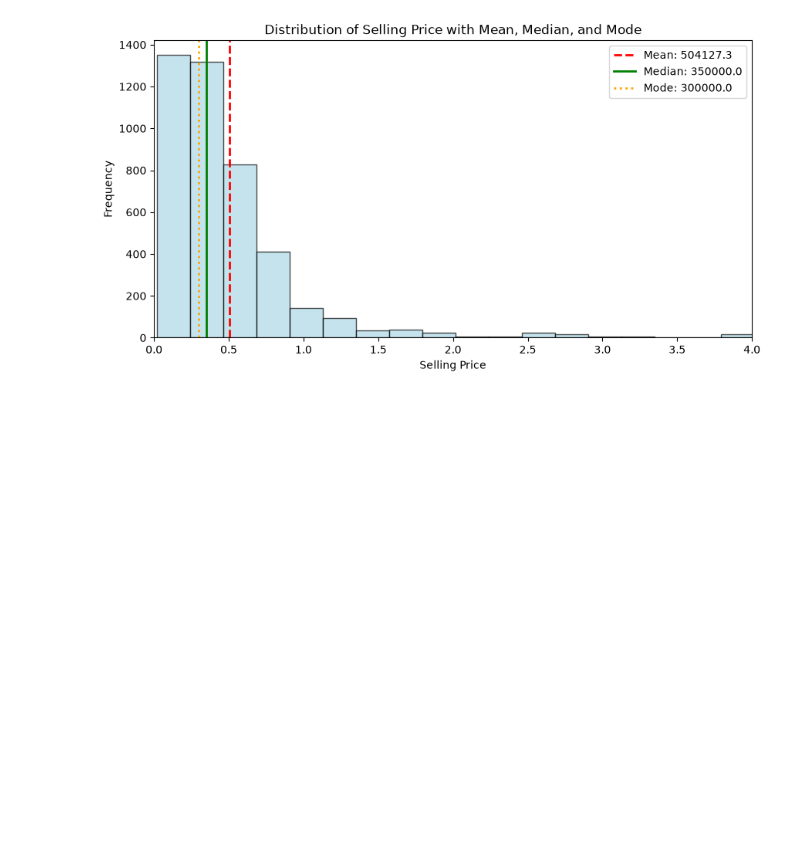
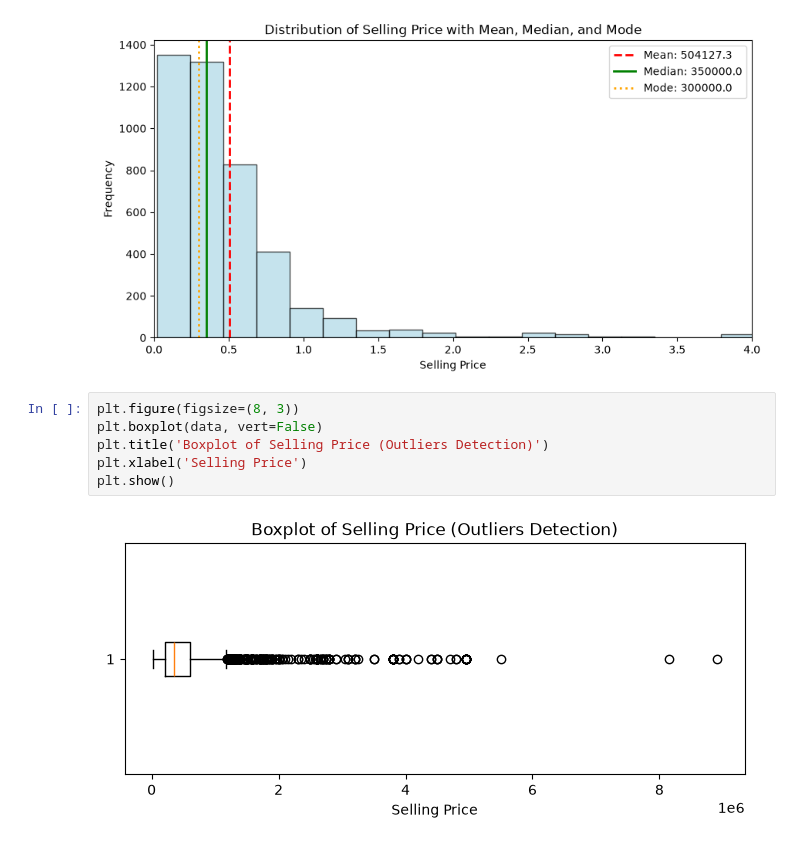
Before and after one commit to reda-guemry/Prediction-prix-voiture, a Jupyter notebook: notebooks/data_visualization.ipynb, the cells around one changed output. Drawn from its saved outputs; the diff is of its cells as text; blank space fills up the shorter version.

```diff
--- a/notebooks/data_visualization.ipynb
+++ b/notebooks/data_visualization.ipynb
@@ -167,6 +175,14 @@ plt.legend()
 plt.show()
 # %% [output]
 [figure]
+# %%
+plt.figure(figsize=(8, 3))
+plt.boxplot(data, vert=False)
+plt.title('Boxplot of Selling Price (Outliers Detection)')
+plt.xlabel('Selling Price')
+plt.show()
+# %% [output]
+[figure, added]
 # %%
 import numpy as np
 
```
Also changed, not shown: parts of 3 cells of this notebook, 5 other files.
